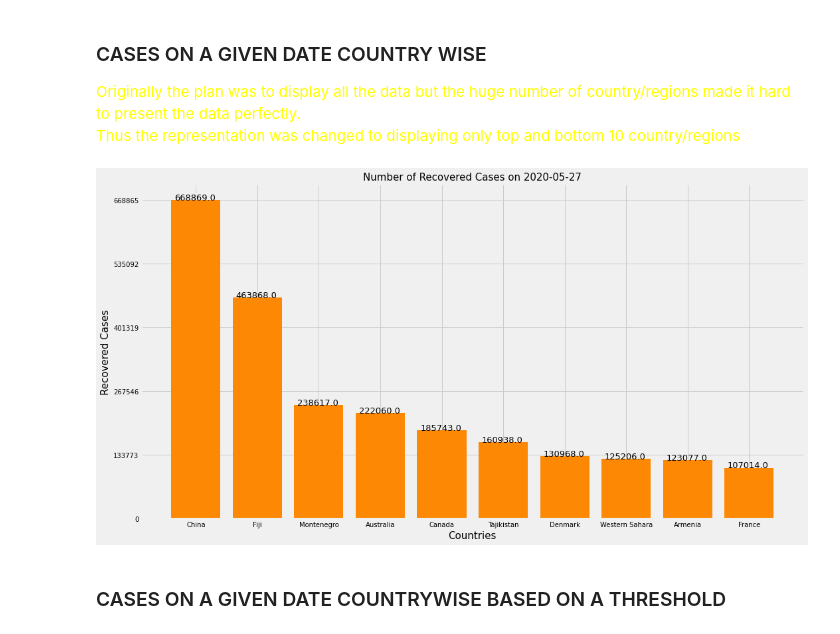
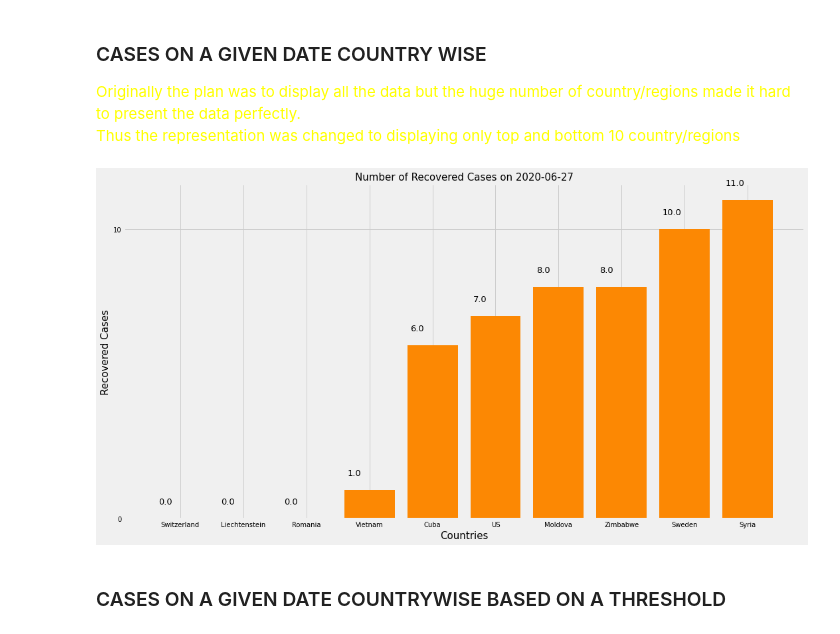
Before and after one commit to SUPREME-CODER/COVID-19-DASHBOARD, a Jupyter notebook: COVID DATA ANALYSIS.ipynb, the cells around one changed output. Cells and saved outputs as stored; diff of their text form; code cells hidden in the pictures.

```diff
--- a/COVID DATA ANALYSIS.ipynb
+++ b/COVID DATA ANALYSIS.ipynb
@@ -122,8 +181,6 @@ def num_cases_on_a_given_date_country_wise(data, given_date, type_of_case, ascen
     countries = data_on_a_date_country_wise.reset_index()['Country/Region']
     case_counts = data_on_a_date_country_wise[type_of_case]
     colour = '#03dffc' if type_of_case == 'Confirmed' else ('#fc8803' if type_of_case == 'Recovered' else '#fc0b03')
-#     colour = '#fc8803' if type_of_case == 'Recovered'
-#     colour = '#fc0b03' if type_of_case == 'Death'
     mp.rc('font', size=10)
     mp.figure(figsize = (15, 8))
     mp.bar(countries, case_counts, color = colour)
@@ -131,13 +188,15 @@ def num_cases_on_a_given_date_country_wise(data, given_date, type_of_case, ascen
     mp.xlabel('Countries', fontsize = 15)
     mp.title(f'Number of {type_of_case} Cases on {given_date}', fontsize = 15)
     mp.tight_layout()
-    mp.yticks([i for i in range(0, int(max(case_counts)) + 1000, int(max(case_counts) / 5))])
+#     print(max(case_counts))
+    upper_bound = int(max(case_counts) / 5)
+    mp.yticks([i for i in range(0, int(max(case_counts)) + upper_bound, max(int(max(case_counts) / 5), 10))])
     for index, data in enumerate(case_counts):
         mp.text(x = index - 0.35, y = data+0.5, s = f'{data}', fontdict = dict(fontsize = 13))
 # %%
-num_cases_on_a_given_date_country_wise(covid_data, '2020-05-27', 'Recovered', ascending = False)
+num_cases_on_a_given_date_country_wise(covid_data, '2020-06-27', 'Recovered', ascending = True)
 # %% [output]
-[figure, old version]
+[figure, new version]
 # %% [markdown]
 ### CASES ON A GIVEN DATE COUNTRYWISE BASED ON A THRESHOLD
 # %%
```
Also changed, not shown: parts of 22 cells of this notebook, 3 other files.
